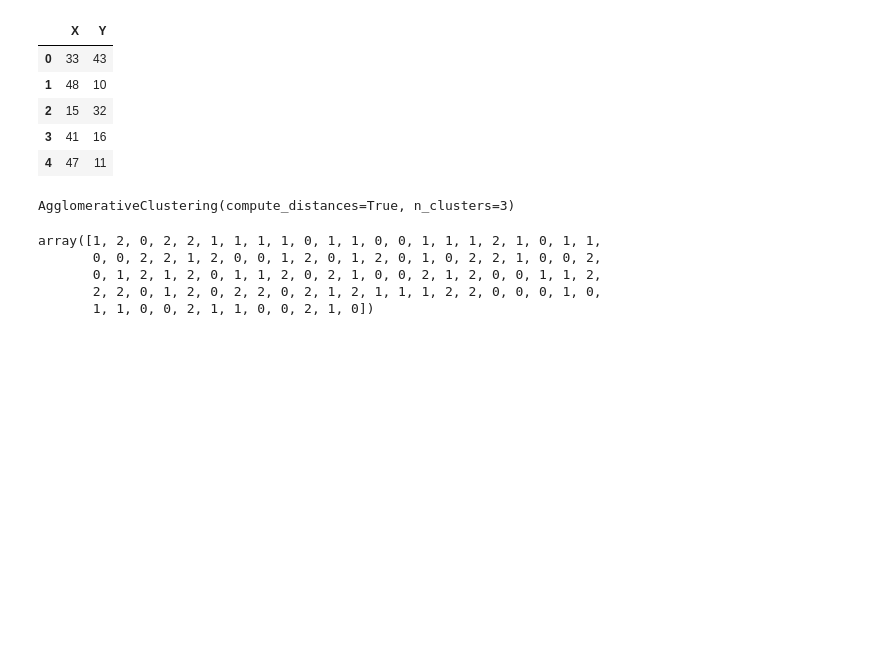
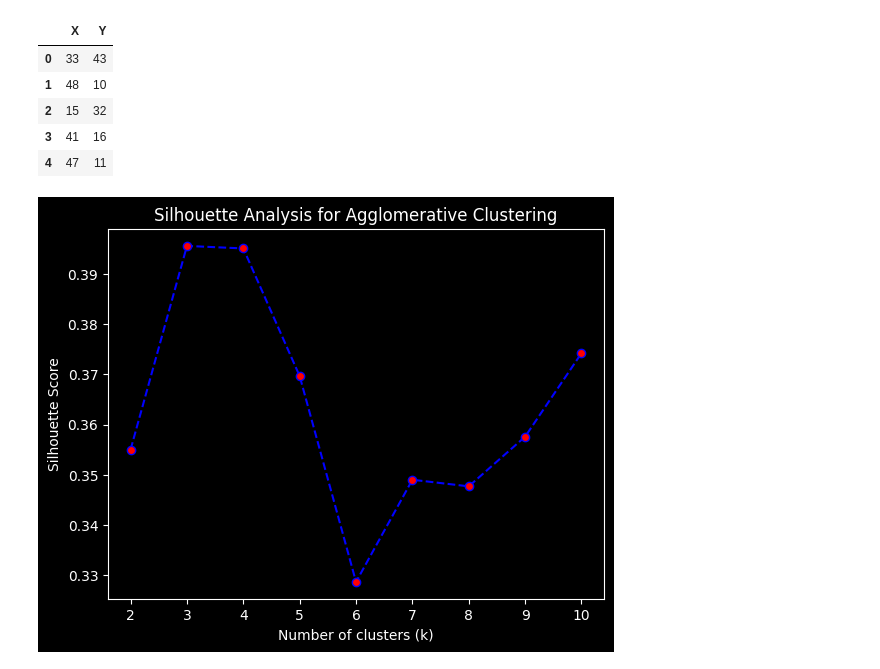
Before and after one commit to debjitpal5040/ML_Algorithms, a Jupyter notebook: Machine Learning Algorithms/Unsupervised Learning/Agglomerative Clustering/Agglomerative_Clustering.ipynb, the cells around one changed output. Drawn from its saved outputs; the diff is of its cells as text; code cells hidden in the pictures; blank space fills up the shorter version.

```diff
--- a/Machine Learning Algorithms/Unsupervised Learning/Agglomerative Clustering/Agglomerative_Clustering.ipynb
+++ b/Machine Learning Algorithms/Unsupervised Learning/Agglomerative Clustering/Agglomerative_Clustering.ipynb
@@ -49,16 +22,31 @@ df.head()
 | 2 | 15 | 32 |
 | 3 | 41 | 16 |
 | 4 | 47 | 11 |
-# %%
-aggl = AgglomerativeClustering(n_clusters=3, compute_distances=True)
-aggl.fit(df)
-# %% [output]
-AgglomerativeClustering(compute_distances=True, n_clusters=3)
-# %%
-aggl.labels_
-# %% [output]
-array([1, 2, 0, 2, 2, 1, 1, 1, 1, 0, 1, 1, 0, 0, 1, 1, 1, 2, 1, 0, 1, 1,
-       0, 0, 2, 2, 1, 2, 0, 0, 1, 2, 0, 1, 2, 0, 1, 0, 2, 2, 1, 0, 0, 2,
-       0, 1, 2, 1, 2, 0, 1, 1, 2, 0, 2, 1, 0, 0, 2, 1, 2, 0, 0, 1, 1, 2,
-       2, 2, 0, 1, 2, 0, 2, 2, 0, 2, 1, 2, 1, 1, 1, 2, 2, 0, 0, 0, 1, 0,
-       1, 1, 0, 0, 2, 1, 1, 0, 0, 2, 1, 0])
+# %%
+silhouette = []
+calinski_harabasz = []
+davies_bouldin = []
+silhouette_s = []
+for k in range(2, 11):
+    aggl = AgglomerativeClustering(n_clusters=k, compute_distances=True)
+    cluster_labels = aggl.fit_predict(df)
+    silhouette.append(silhouette_score(df, cluster_labels))
+    calinski_harabasz.append(calinski_harabasz_score(df, cluster_labels))
+    davies_bouldin.append(davies_bouldin_score(df, cluster_labels))
+    silhouette_s.append(silhouette_samples(df, cluster_labels))
+# %%
+plt.plot(
+    range(2, 11),
+    silhouette,
+    linestyle="dashed",
+    color="blue",
+    marker="o",
+    markerfacecolor="red",
+)
+plt.xticks(np.arange(2, 11))
+plt.xlabel("Number of clusters (k)")
+plt.ylabel("Silhouette Score")
+plt.title("Silhouette Analysis for Agglomerative Clustering")
+plt.show()
+# %% [output]
+[figure, added]
```
Also changed, not shown: parts of 9 cells of this notebook, 38 other files.
